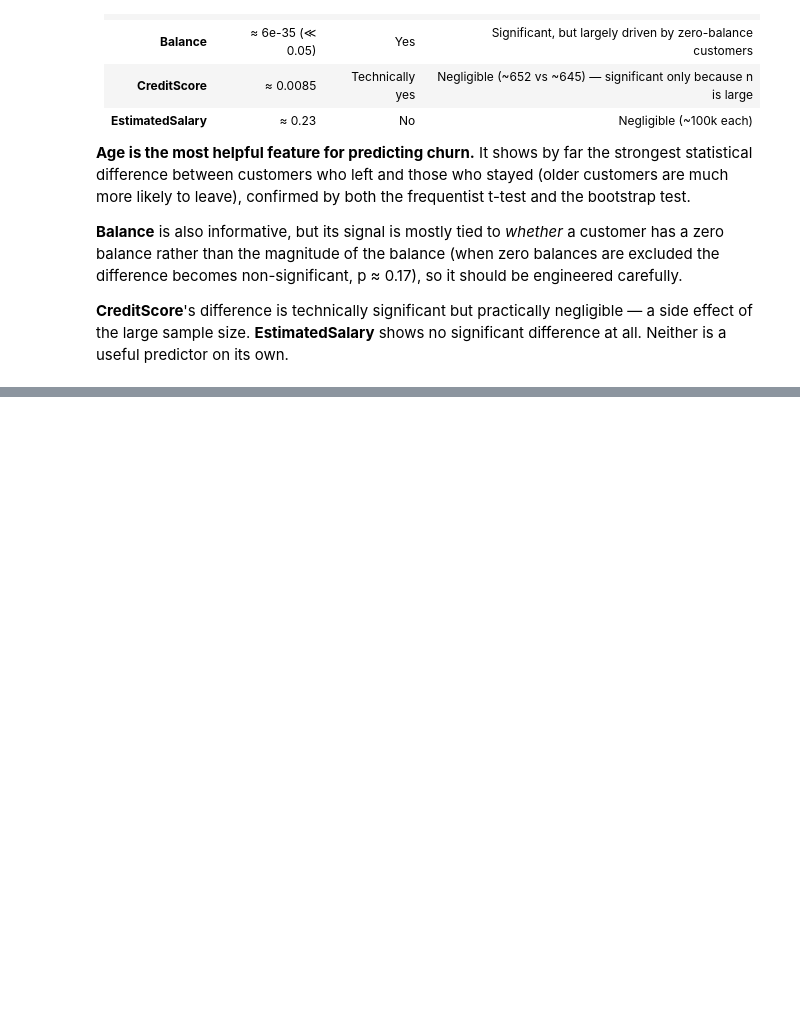
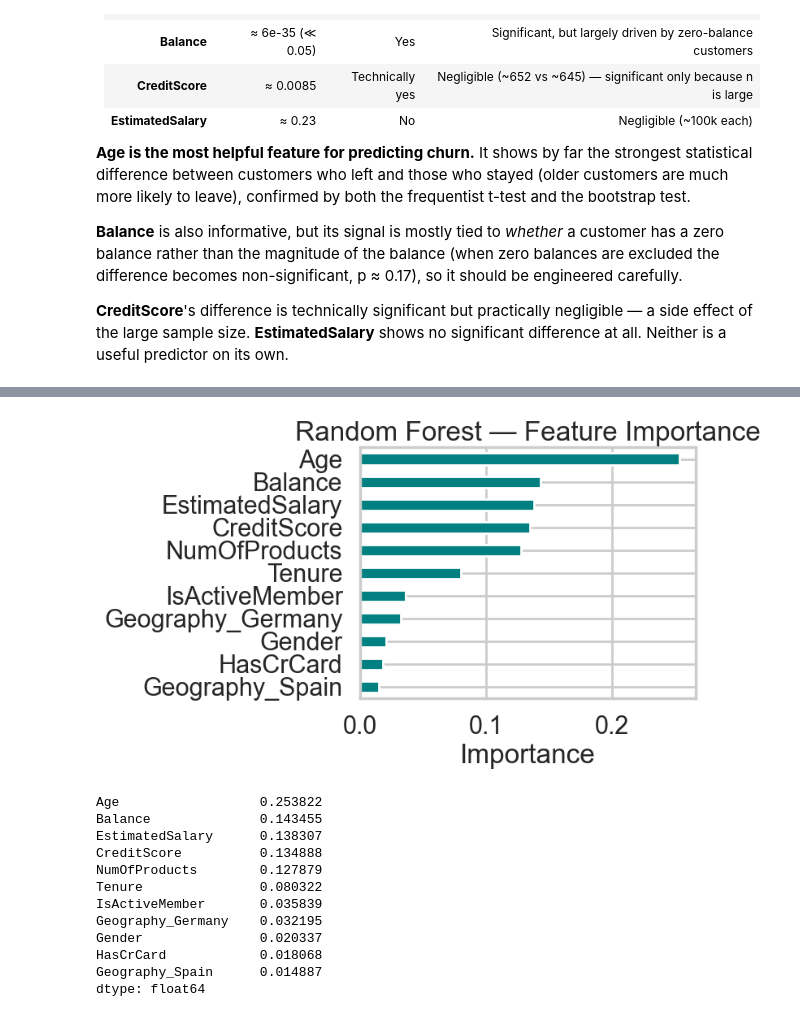
Before and after one commit to damanadidier/DI_Bootcamp, a Jupyter notebook: Week4/Day4/DailyChallenge/dc-mandatory.ipynb, the cells around one changed output, grey strips where cells are left out. Drawn from its saved outputs; the diff is of its cells as text; code cells hidden in the pictures; blank space fills up the shorter version.

```diff
--- a/Week4/Day4/DailyChallenge/dc-mandatory.ipynb
+++ b/Week4/Day4/DailyChallenge/dc-mandatory.ipynb
@@ -301,0 +347,11 @@ Summary of the four hypothesis tests:
+# %%
+# Stratified split keeps the churn ratio identical in train and test sets
+X_train, X_test, y_train, y_test = train_test_split(
+    X, y, test_size=0.2, random_state=42, stratify=y)
+
+# Scale features (important for Logistic Regression; harmless for trees)
+scaler = StandardScaler()
+X_train_scaled = scaler.fit_transform(X_train)
+X_test_scaled = scaler.transform(X_test)
+
+print("Train:", X_train.shape, " Test:", X_test.shape)
@@ -301,0 +431,24 @@ Summary of the four hypothesis tests:
+# %%
+# Feature importance from the Random Forest
+importances = pd.Series(rf.feature_importances_, index=X.columns).sort_values()
+importances.plot(kind='barh', color='teal')
+plt.title('Random Forest — Feature Importance')
+plt.xlabel('Importance')
+plt.tight_layout()
+plt.show()
+
+print(importances.sort_values(ascending=False))
+# %% [output]
+[figure, added]
+Age                  0.253822
+Balance              0.143455
+EstimatedSalary      0.138307
+CreditScore          0.134888
+NumOfProducts        0.127879
+Tenure               0.080322
+IsActiveMember       0.035839
+Geography_Germany    0.032195
+Gender               0.020337
+HasCrCard            0.018068
+Geography_Spain      0.014887
+dtype: float64
```
Also changed, not shown: parts of 6 cells of this notebook.
